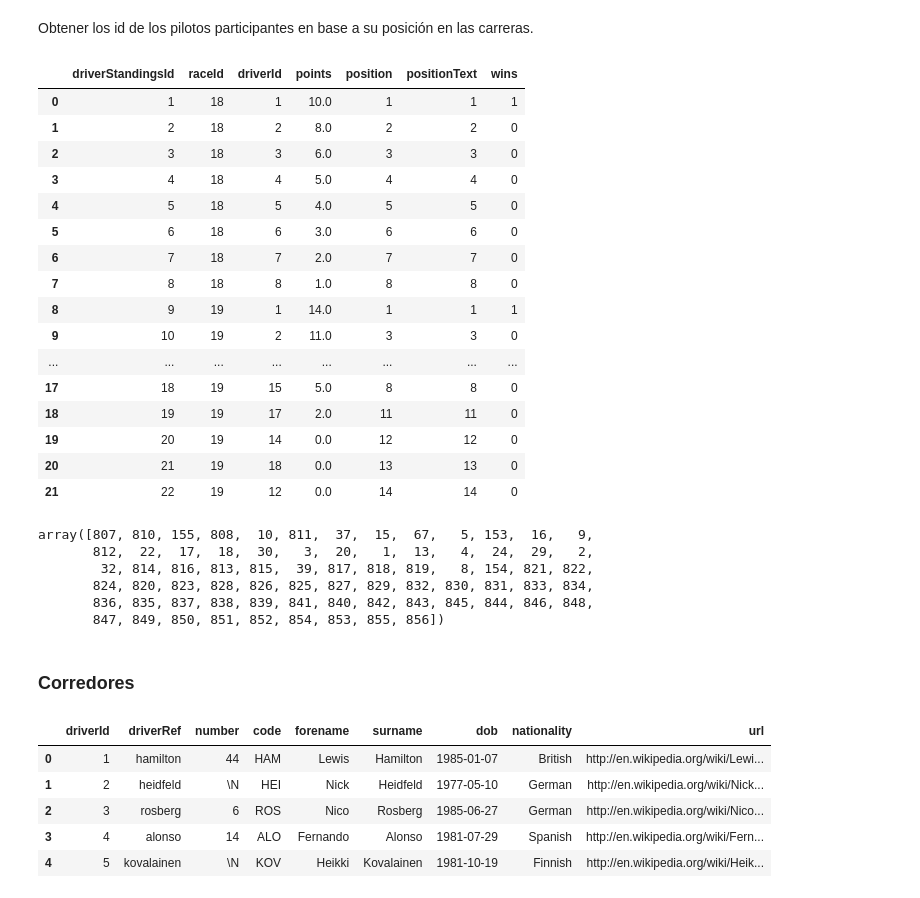
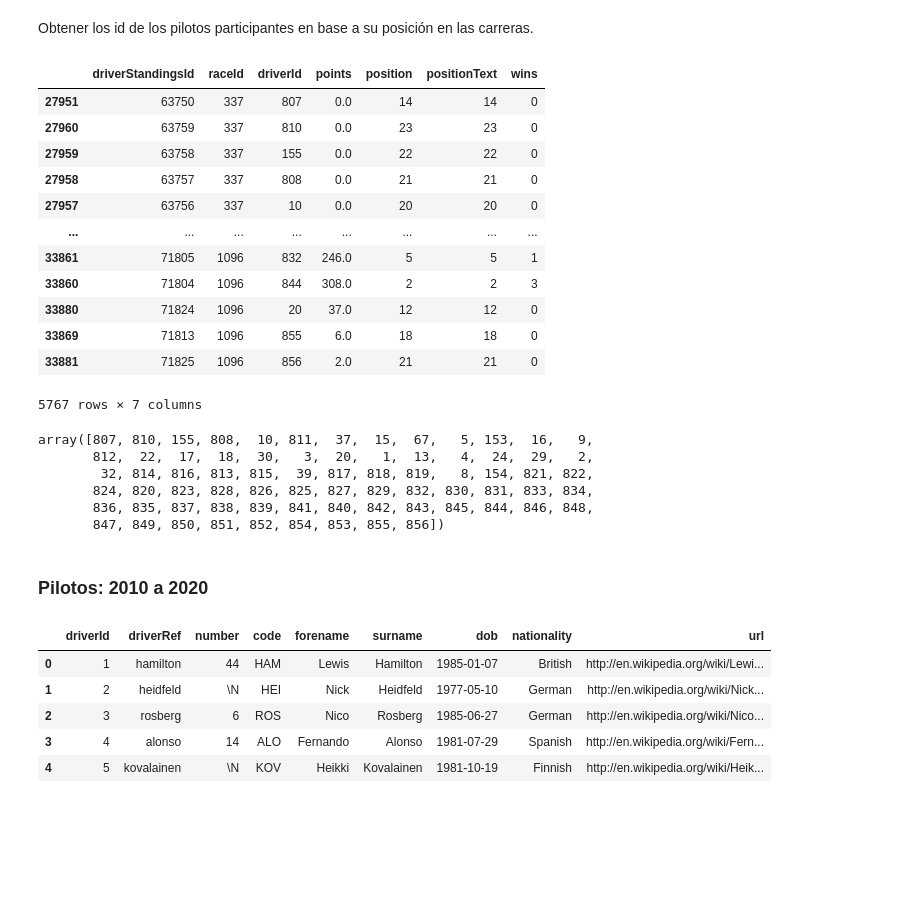
Before and after one commit to SABRIS13/F1_Analisis, a Jupyter notebook: Analisis_Formula_1.ipynb, the cells around one changed output. Drawn from its saved outputs; the diff is of its cells as text; code cells hidden in the pictures; blank space fills up the shorter version.

```diff
--- a/Analisis_Formula_1.ipynb
+++ b/Analisis_Formula_1.ipynb
@@ -246,26 +234,21 @@ circuits_2010_2022.drop(["url"],axis=1)
 Obtener los id de los pilotos participantes en base a su posición en las carreras.
 # %%
 drivers_standings_2010_2022=filtar_2010_2022(driver_standings)
+drivers_standings_2010_2022
+# %% [output]
+|  | driverStandingsId | raceId | driverId | points | position | positionText | wins |
+| 27951 | 63750 | 337 | 807 | 0.0 | 14 | 14 | 0 |
+| 27960 | 63759 | 337 | 810 | 0.0 | 23 | 23 | 0 |
+| 27959 | 63758 | 337 | 155 | 0.0 | 22 | 22 | 0 |
+| 27958 | 63757 | 337 | 808 | 0.0 | 21 | 21 | 0 |
+| 27957 | 63756 | 337 | 10 | 0.0 | 20 | 20 | 0 |
+| ... | ... | ... | ... | ... | ... | ... | ... |
+| 33861 | 71805 | 1096 | 832 | 246.0 | 5 | 5 | 1 |
+| 33860 | 71804 | 1096 | 844 | 308.0 | 2 | 2 | 3 |
+| 33880 | 71824 | 1096 | 20 | 37.0 | 12 | 12 | 0 |
+| 33869 | 71813 | 1096 | 855 | 6.0 | 18 | 18 | 0 |
+| 33881 | 71825 | 1096 | 856 | 2.0 | 21 | 21 | 0 |
+5767 rows × 7 columns
-# %%
-driver_standings.head(22)
-# %% [output]
-|  | driverStandingsId | raceId | driverId | points | position | positionText | wins |
-| 0 | 1 | 18 | 1 | 10.0 | 1 | 1 | 1 |
-| 1 | 2 | 18 | 2 | 8.0 | 2 | 2 | 0 |
-| 2 | 3 | 18 | 3 | 6.0 | 3 | 3 | 0 |
-| 3 | 4 | 18 | 4 | 5.0 | 4 | 4 | 0 |
-| 4 | 5 | 18 | 5 | 4.0 | 5 | 5 | 0 |
-| 5 | 6 | 18 | 6 | 3.0 | 6 | 6 | 0 |
-| 6 | 7 | 18 | 7 | 2.0 | 7 | 7 | 0 |
-| 7 | 8 | 18 | 8 | 1.0 | 8 | 8 | 0 |
-| 8 | 9 | 19 | 1 | 14.0 | 1 | 1 | 1 |
-| 9 | 10 | 19 | 2 | 11.0 | 3 | 3 | 0 |
-| ... | ... | ... | ... | ... | ... | ... | ... |
-| 17 | 18 | 19 | 15 | 5.0 | 8 | 8 | 0 |
-| 18 | 19 | 19 | 17 | 2.0 | 11 | 11 | 0 |
-| 19 | 20 | 19 | 14 | 0.0 | 12 | 12 | 0 |
-| 20 | 21 | 19 | 18 | 0.0 | 13 | 13 | 0 |
-| 21 | 22 | 19 | 12 | 0.0 | 14 | 14 | 0 |
 # %%
 corredores=drivers_standings_2010_2022["driverId"].unique()
 corredores
@@ -276,8 +259,8 @@ array([807, 810, 155, 808,  10, 811,  37,  15,  67,   5, 153,  16,   9,
        824, 820, 823, 828, 826, 825, 827, 829, 832, 830, 831, 833, 834,
        836, 835, 837, 838, 839, 841, 840, 842, 843, 845, 844, 846, 848,
        847, 849, 850, 851, 852, 854, 853, 855, 856])
-# %% [markdown]
-### **Corredores**
+# %% [markdown]
+### **Pilotos: 2010 a 2020**
 # %%
 drivers.head()
 # %% [output]
```
Also changed, not shown: parts of 21 cells of this notebook.
